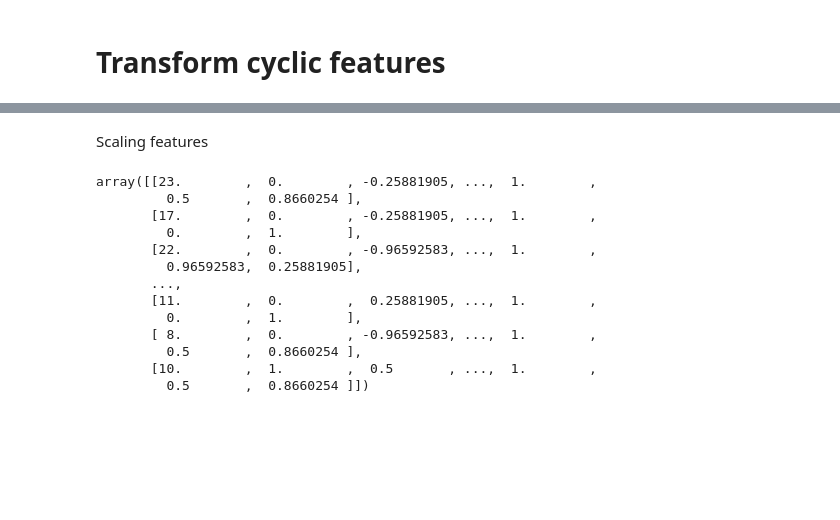
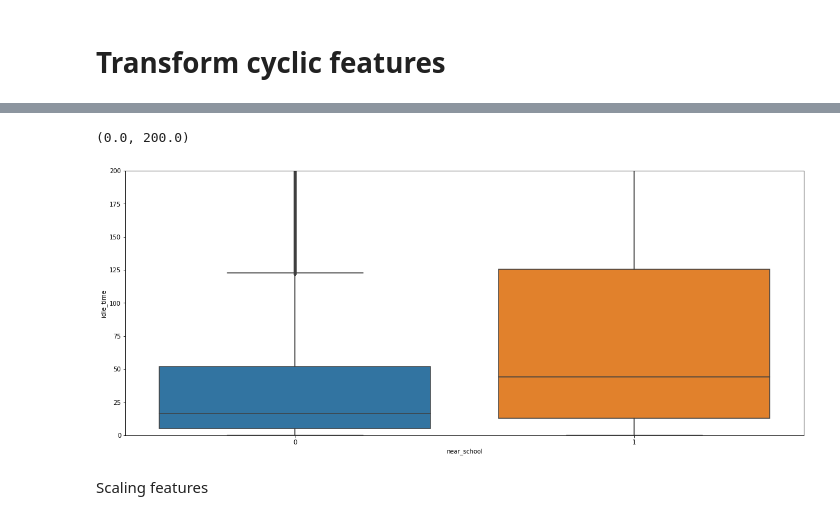
Before and after one commit to Ppkhanh/The-Learning-Machines, a Jupyter notebook: Prediction.ipynb, the cells around one changed output, grey strips where cells are left out. Cells and saved outputs as stored; diff of their text form; code cells hidden in the pictures; blank space fills up the shorter version.

```diff
--- a/Prediction.ipynb
+++ b/Prediction.ipynb
@@ -14,2 +13,4 @@ c:\Users\riven\anaconda3\lib\site-packages\numpy\.libs\libopenblas.GK7GX5KEQ4F6U
 # %%
 df = pd.read_csv("Predict_ready_df")
+# %%
+df.drop(df[df['idle_time']==0].index,inplace= True)
@@ -26,9 +43,7 @@ def cos_transformer(period):
     return FunctionTransformer(lambda x: np.cos(x / period * 2 * np.pi))
 
 hour_arr = np.array(df['hour'])
-day_arr = np.array(df['day_of_week'])
+
 
 df['hour_sin'] = sin_transformer(24).fit_transform(hour_arr.reshape(-1,1))
 df['hour_cos'] = cos_transformer(24).fit_transform(hour_arr.reshape(-1,1))
-df['day_of_week_sin'] = sin_transformer(24).fit_transform(day_arr.reshape(-1,1))
-df['day_of_week_cos'] = cos_transformer(24).fit_transform(day_arr.reshape(-1,1))
@@ -35 +52,18 @@ df['day_of_week_cos'] = cos_transformer(24).fit_transform(day_arr.reshape(-1,1))
+# %%
+# Assuming you have a DataFrame named 'df' and want to remove outliers from column 'column_name'
+
+# Calculate the z-scores for each value in the column
+z_scores = np.abs((df['idle_time'] - df['idle_time'].mean()) / df['idle_time'].std())
+
+# Define a threshold for outliers (e.g., z-score > 3)
+threshold = 1.5
+
+# Create a boolean mask indicating the outliers
+outliers_mask = z_scores > threshold
+
+# Remove outliers from the column by replacing them with NaN values
+df.loc[outliers_mask, 'idle_time'] = np.nan
+
+# Return the modified column back to the original DataFrame
+df = df.dropna(subset=['idle_time']) # Replace NaN values with median or any other desired method
 # %%
@@ -51,2 +73,9 @@ df
+# %%
+fig,ax = plt.subplots(figsize=(20,8))
+sns.boxplot(x=df.near_school, y= df.idle_time)
+plt.ylim(0,200)
+# %% [output]
+(0.0, 200.0)
+[figure, added]
 # %%
 xp = df[['temperature','rain','hour_sin','hour_cos','near_bus_station','near_school','near_leisure_spots',
@@ -60,21 +87,5 @@ X_train_val, X_test, y_train_val, y_test = train_test_split(xp, yp, test_size=0.
 X_train, X_val, y_train, y_val = train_test_split(X_train_val, y_train_val, test_size=0.1765, random_state=42)
 # %% [markdown]
 Scaling features
-# %%
-X_train
-# %% [output]
-array([[23.        ,  0.        , -0.25881905, ...,  1.        ,
-         0.5       ,  0.8660254 ],
-       [17.        ,  0.        , -0.25881905, ...,  1.        ,
-         0.        ,  1.        ],
-       [22.        ,  0.        , -0.96592583, ...,  1.        ,
-         0.96592583,  0.25881905],
-       ...,
-       [11.        ,  0.        ,  0.25881905, ...,  1.        ,
-         0.        ,  1.        ],
-       [ 8.        ,  0.        , -0.96592583, ...,  1.        ,
-         0.5       ,  0.8660254 ],
-       [10.        ,  1.        ,  0.5       , ...,  1.        ,
-         0.5       ,  0.8660254 ]])
 # %%
 from sklearn.preprocessing import PolynomialFeatures
```
Also changed, not shown: parts of 30 cells of this notebook, 1 other file.
